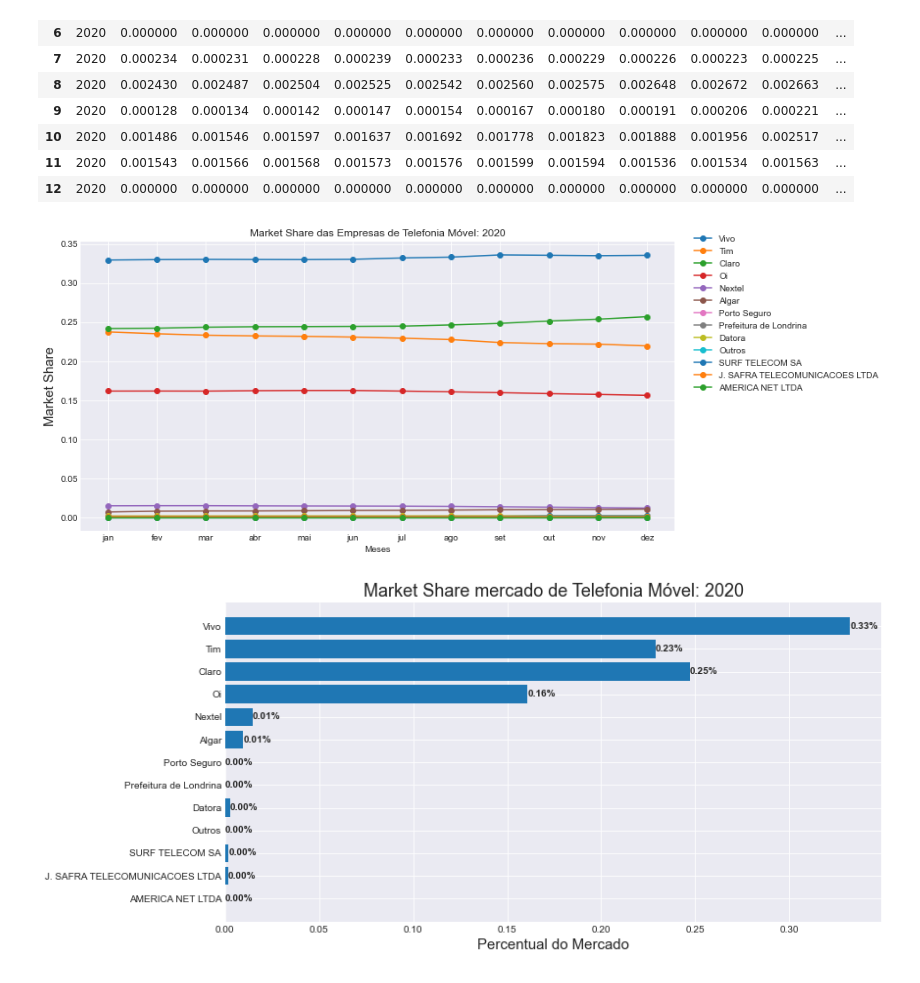
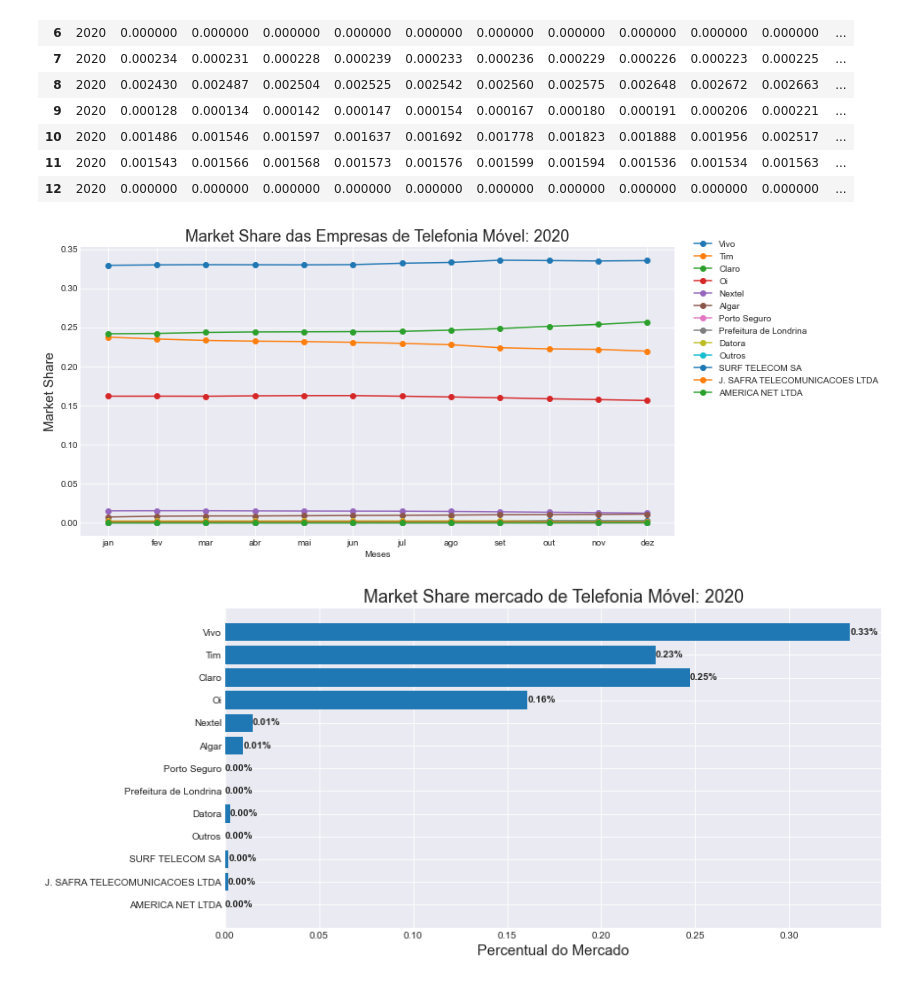
Before and after one commit to emariot/economia_industrial, a Jupyter notebook: market_share_telefoniaMovel.ipynb, the cells around one changed output. Drawn from its saved outputs; the diff is of its cells as text; code cells hidden in the pictures.

```diff
--- a/market_share_telefoniaMovel.ipynb
+++ b/market_share_telefoniaMovel.ipynb
@@ -54,15 +54,15 @@ df_aux
 # %%
 with plt.style.context('seaborn-darkgrid'):
     plt.figure(figsize=(12,6))
     for i in range(df_aux.shape[0]):
         plt.plot(df_aux.columns.values[1:13], df_aux.loc[i][1:13], label=df_aux.loc[i][14], marker='o')
     plt.xlabel('Meses')
     plt.ylabel('Market Share', fontsize=15)
-    plt.title('Market Share das Empresas de Telefonia Móvel: '+str(df.loc[5][0]))
+    plt.title('Market Share das Empresas de Telefonia Móvel: '+str(df.loc[5][0]), fontsize=18)
     plt.legend(bbox_to_anchor = (1.02,1.05))
     plt.show();
 # %% [output]
-[figure, old version]
+[figure, new version]
 # %%
 with plt.style.context('seaborn-darkgrid'):
     fig, ax = plt.subplots(figsize=(12,6))
```
Also changed, not shown: parts of 17 cells of this notebook, 1 other file.
